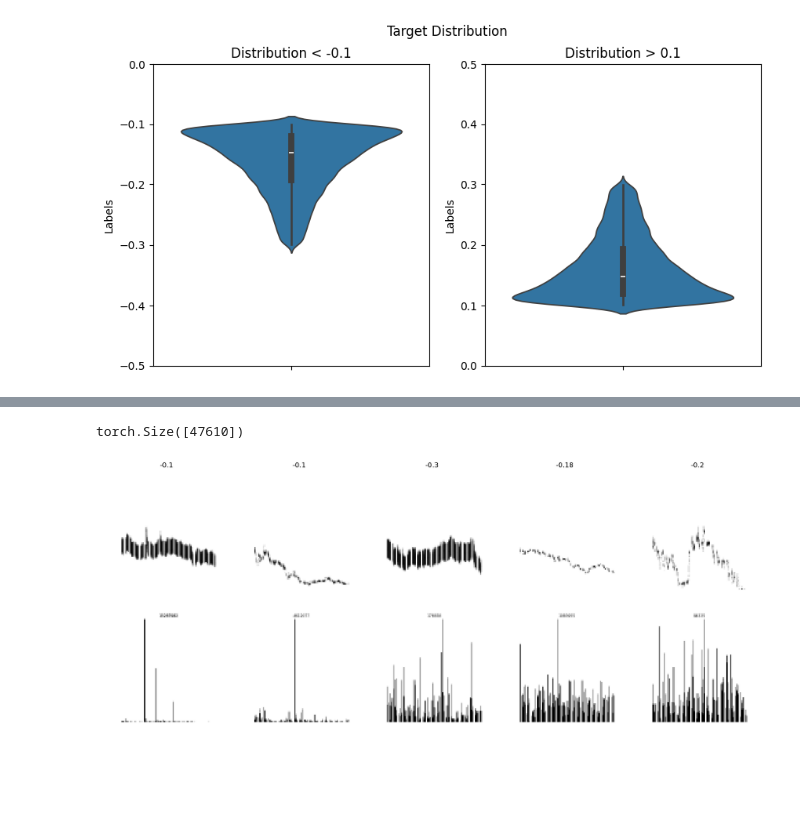
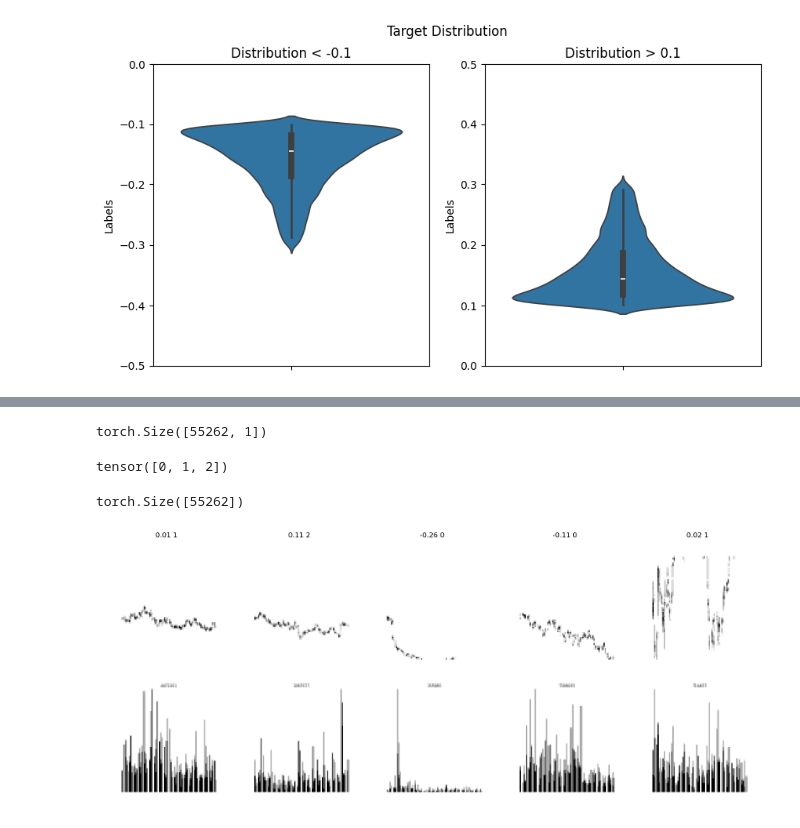
Before and after one commit to YanivAmir/stock-predicition-CNN, a Jupyter notebook: stocks_cnn.ipynb, the cells around one changed output, grey strips where cells are left out. Saved outputs shown, nothing was run; the diff lists cells and outputs as text; code cells hidden in the pictures; blank space fills up the shorter version.

```diff
--- a/stocks_cnn.ipynb
+++ b/stocks_cnn.ipynb
@@ -112,9 +68,7 @@ torch.save(images, savePath+'images_stocks0-2000_images0-54383_pool3.pt')
 # %%
 savePath ='/content/drive/MyDrive/myStocksSept2024/'
-images = torch.load(savePath+'images_stocks0-2000_images0-54383_pool3.pt')
-targets = torch.load(savePath+'labels_stocks0-2000_images0-54383_pool3.pt')
-images = images.float()
-targets = targets.float()
+images = torch.load(savePath+'images_allStocks_midAndExtremes_every3rdImg_pool3_asHalf.pt')
+targets = torch.load(savePath+'labels_allStocks_midAndExtremes_every3rdImg_pool3_asHalf.pt')
 print(images.shape)
 print(targets.shape)
 # %% [output]
@@ -178,8 +125,10 @@ plt.show()
 # %% [output]
 [figure]
 # %%
-indices_neg = torch.nonzero((targets < -0.1) & (targets > -0.3)).squeeze()
-indices_pos = torch.nonzero((targets > 0.1) & (targets < 0.3)).squeeze()
-indices_wo_outliers = torch.cat((indices_neg, indices_pos))
+# define outliers
+indices_neg = torch.nonzero((targets <= -0.1) & (targets >= -0.3)).squeeze()
+indices_pos = torch.nonzero((targets >= 0.1) & (targets <= 0.3)).squeeze()
+indices_mid = torch.nonzero((targets >= -0.05) & (targets <= 0.05)).squeeze()
+indices_wo_outliers = torch.cat((indices_neg, indices_mid,indices_pos))
 print(f'percent of targets after removing outliers: {100*len(indices_wo_outliers)/len(targets)} %')
 # %% [output]
@@ -187,6 +136,7 @@ percent of targets after removing outliers: 87.54574039681518 %
 # %%
-images = images[indices_wo_outliers]
-targets = targets[indices_wo_outliers]
+# removing of outliers
+images = images[indices_wo_outliers].half()
+targets = targets[indices_wo_outliers].half()
 print(images.shape)
 print(targets.shape)
 # %% [output]
@@ -195,5 +217,12 @@ torch.Size([47610])
+# %%
+labels = labels.unsqueeze(1).long()
+print(labels.shape)
+labels.unique()
+# %% [output]
+torch.Size([55262, 1])
+tensor([0, 1, 2])
 # %%
-labels = (targets > 0).float()
+labels = labels.squeeze(-1)
 print(labels.shape)
 # %% [output]
-torch.Size([47610])
+torch.Size([55262])
@@ -205,23 +229,23 @@ labels = labels01
 # %%
 # visualize some images
 fig,axs = plt.subplots(2,5,figsize=(5*320/100,2*320/100),dpi=150)
 
 for i in range(axs.shape[1]):
 
   # pick a random pic
   n = np.random.randint(images.shape[0])
 
   # visualize
   axs[0,i].imshow(images[n,0,:,:],cmap='gray', aspect='auto')
   axs[1,i].imshow(images[n,1,:,:],cmap='gray', aspect='auto')
-  axs[0,i].set_title('%s'%round(labels[n].item(),2))
+  axs[0,i].set_title(f'{round(targets[n].item(),2)} {labels[n].item()}')
   axs[0,i].axis('off')
   axs[1,i].axis('off')
 
 plt.subplots_adjust(left=0, right=1, top=1, bottom=0, wspace=0, hspace=0)
 plt.show()
 # %% [output]
-[figure, old version]
+[figure, new version]
 # %%
 # Step 2: use scikitlearn to split the data
 train_data,test_data, train_labels,test_labels = train_test_split(images, labels, test_size=.2)
```
Also changed, not shown: parts of 48 cells of this notebook.
